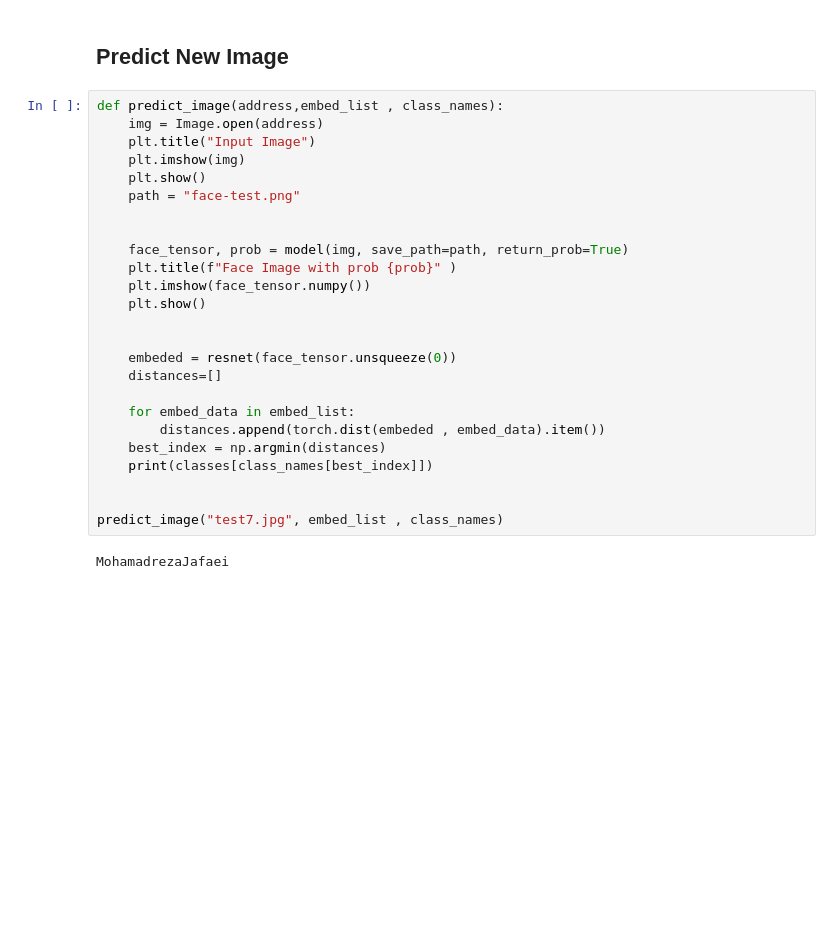
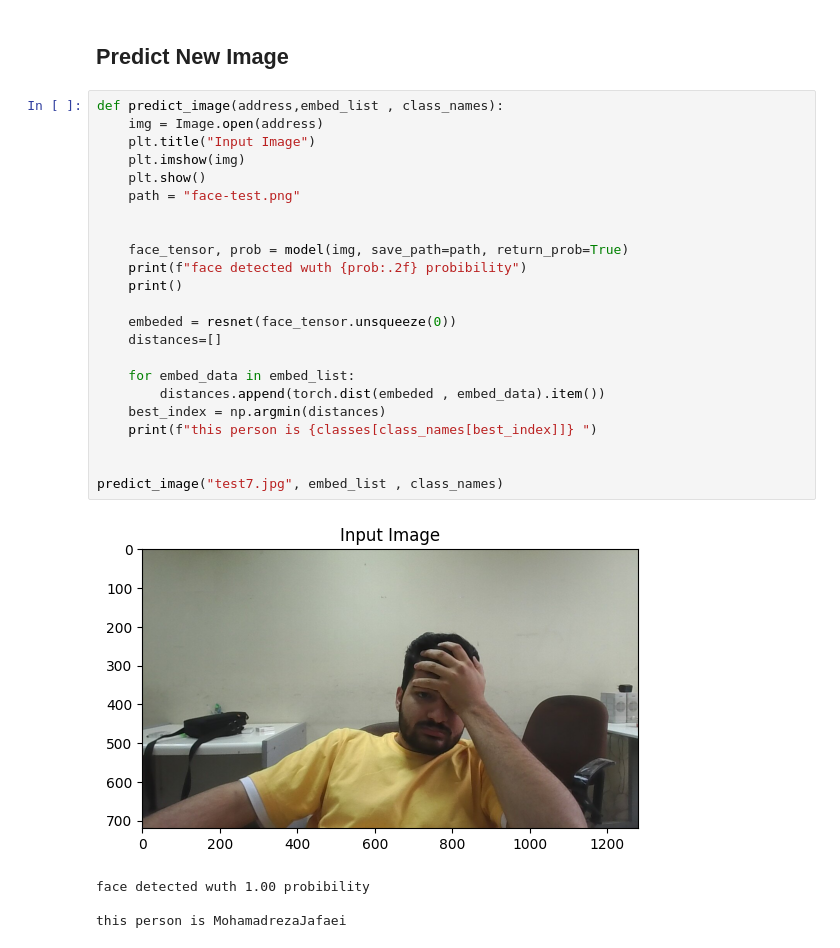
Before and after one commit to mohamadreza-jafaei/Face_detection_and_Recognition_pytorch, a Jupyter notebook: face_recognition.ipynb, the cells around one changed output. Drawn from its saved outputs; the diff is of its cells as text; blank space fills up the shorter version.

Commit message:
edit some test Images

```diff
--- a/face_recognition.ipynb
+++ b/face_recognition.ipynb
@@ -36,27 +36,28 @@ for i,(input, label) in enumerate(data_loader):
 # %%
 def predict_image(address,embed_list , class_names):
     img = Image.open(address)
     plt.title("Input Image")
     plt.imshow(img)
     plt.show()
     path = "face-test.png"
 
 
     face_tensor, prob = model(img, save_path=path, return_prob=True)
-    plt.title(f"Face Image with prob {prob}" )
-    plt.imshow(face_tensor.numpy())
-    plt.show()
-
+    print(f"face detected wuth {prob:.2f} probibility")
+    print()
 
     embeded = resnet(face_tensor.unsqueeze(0))
     distances=[]
 
     for embed_data in embed_list:
         distances.append(torch.dist(embeded , embed_data).item())
     best_index = np.argmin(distances)
-    print(classes[class_names[best_index]])
+    print(f"this person is {classes[class_names[best_index]]} ")
 
 
 predict_image("test7.jpg", embed_list , class_names)
 # %% [output]
+[figure, added]
-MohamadrezaJafaei
+face detected wuth 1.00 probibility
+
+this person is MohamadrezaJafaei
```
Also changed, not shown: 4 other files.
